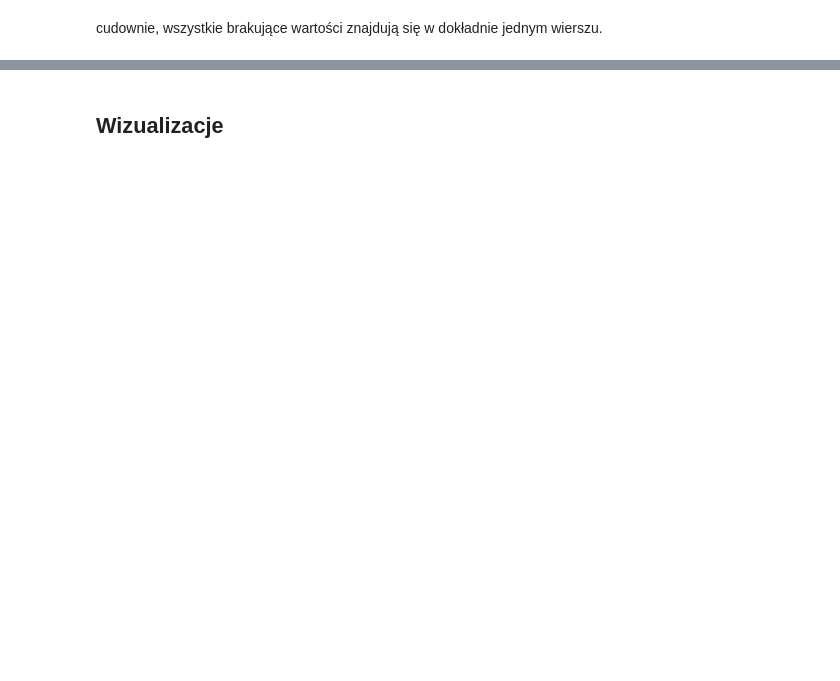
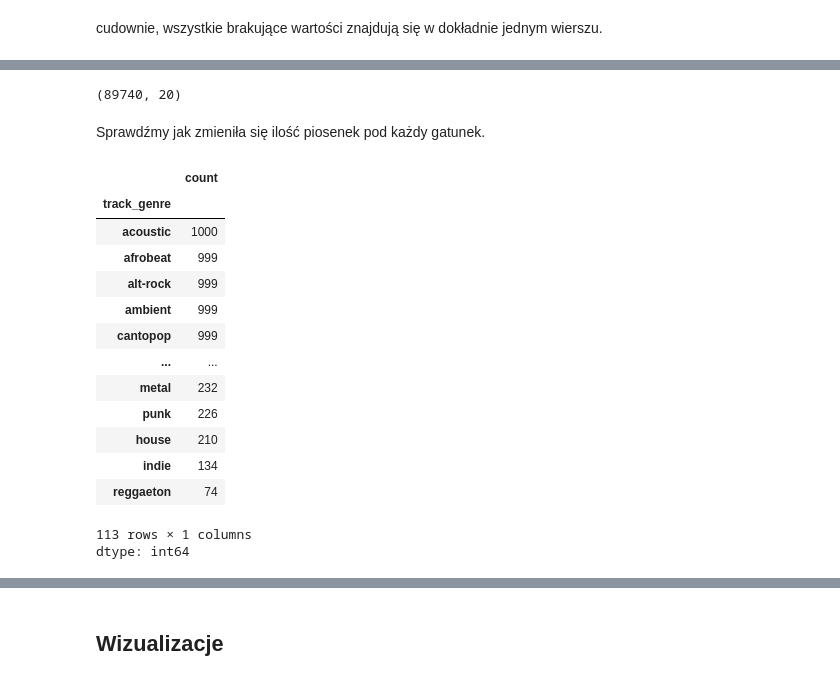
Before and after one commit to Zajecia-na-PWr-LR/lista-2-wiktoriamalinowska, a Jupyter notebook: UczenieMaszynowe_25_26_Lista2.ipynb, the cells around one changed output, grey strips where cells are left out. Cells and saved outputs as stored; diff of their text form; code cells hidden in the pictures; blank space fills up the shorter version.

```diff
--- a/UczenieMaszynowe_25_26_Lista2.ipynb
+++ b/UczenieMaszynowe_25_26_Lista2.ipynb
@@ -398,0 +422,27 @@ cudownie, wszystkie brakujące wartości znajdują się w dokładnie jednym wier
+# %%
+spotify.dropna(inplace=True)
+spotify.drop_duplicates(subset=['track_id'], inplace=True)
+
+spotify.shape
+# %% [output]
+(89740, 20)
+# %% [markdown]
+Sprawdźmy jak zmieniła się ilość piosenek pod każdy gatunek.
+# %%
+spotify.track_genre.value_counts()
+# %% [output]
+|  | count |
+| track_genre |  |
+| acoustic | 1000 |
+| afrobeat | 999 |
+| alt-rock | 999 |
+| ambient | 999 |
+| cantopop | 999 |
+| ... | ... |
+| metal | 232 |
+| punk | 226 |
+| house | 210 |
+| indie | 134 |
+| reggaeton | 74 |
+113 rows × 1 columns
+dtype: int64
```
Also changed, not shown: parts of 17 cells of this notebook.
